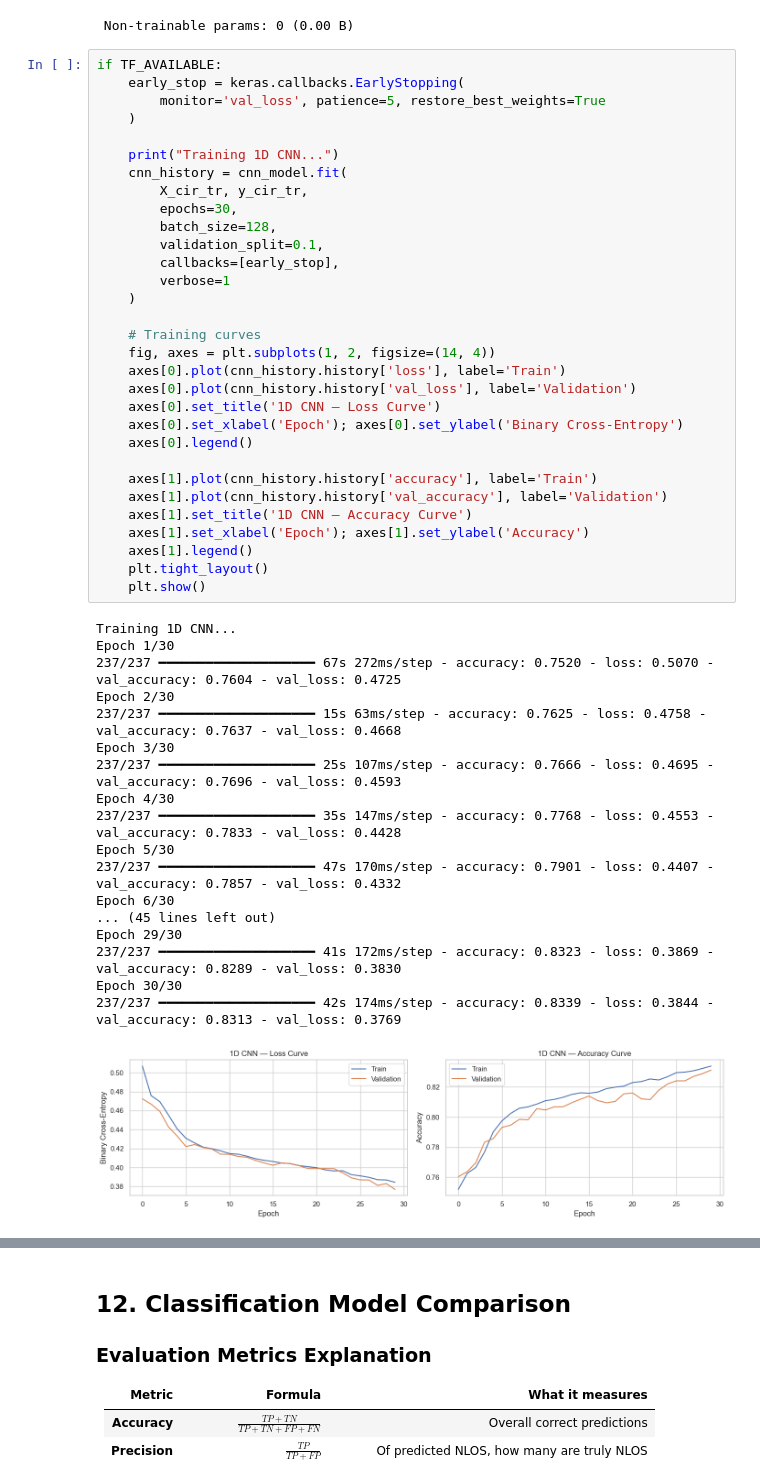
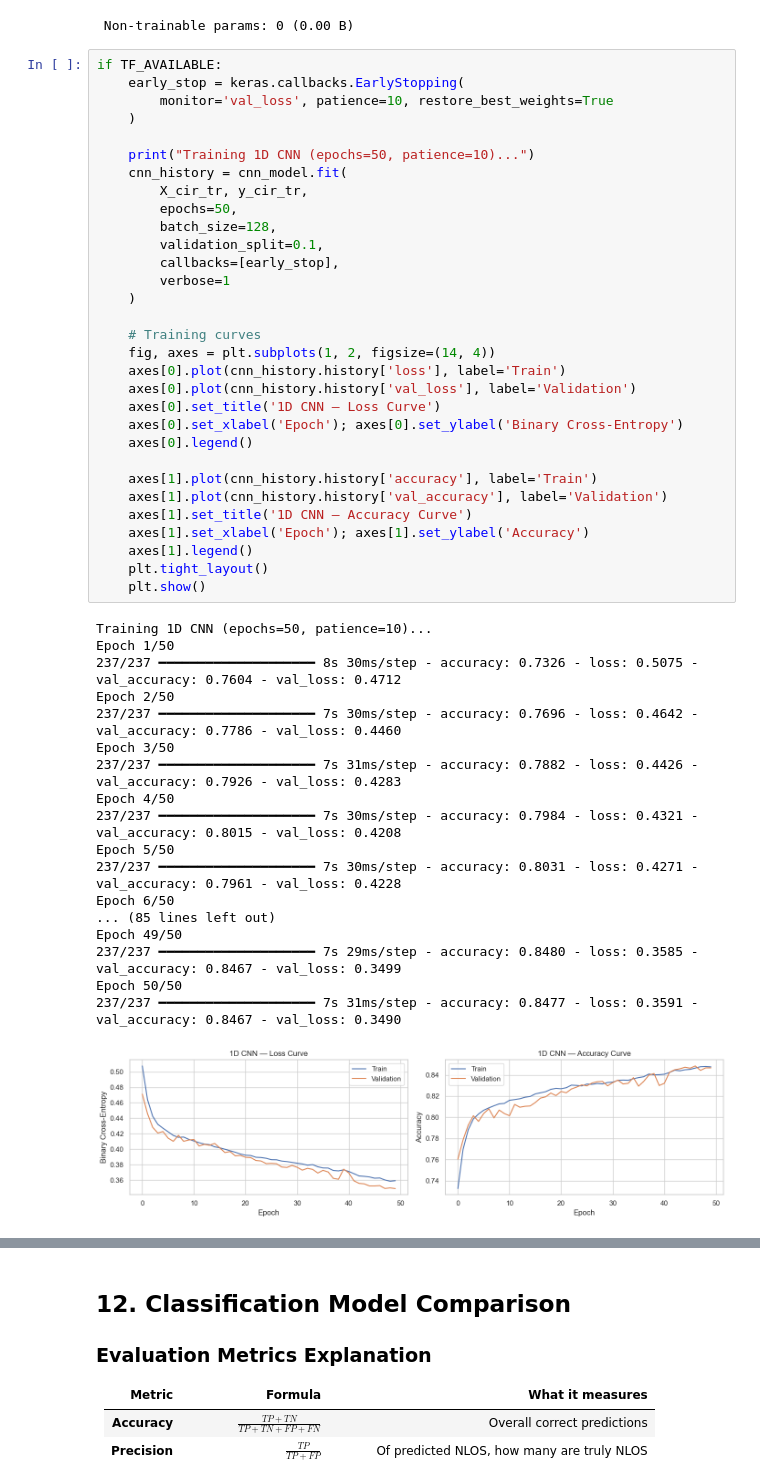
Before and after one commit to Clairerang/CSC3105_Group14, a Jupyter notebook: ML_Models.ipynb, the cells around one changed output, grey strips where cells are left out. Cells and saved outputs as stored; diff of their text form.

Commit message:
readjust to feature importance training for models

```diff
--- a/ML_Models.ipynb
+++ b/ML_Models.ipynb
@@ -811,53 +872,53 @@ Model: "CNN_1D"
 # %%
 if TF_AVAILABLE:
     early_stop = keras.callbacks.EarlyStopping(
-        monitor='val_loss', patience=5, restore_best_weights=True
+        monitor='val_loss', patience=10, restore_best_weights=True
     )
 
-    print("Training 1D CNN...")
+    print("Training 1D CNN (epochs=50, patience=10)...")
     cnn_history = cnn_model.fit(
         X_cir_tr, y_cir_tr,
-        epochs=30,
+        epochs=50,
         batch_size=128,
         validation_split=0.1,
         callbacks=[early_stop],
         verbose=1
     )
 
     # Training curves
     fig, axes = plt.subplots(1, 2, figsize=(14, 4))
     axes[0].plot(cnn_history.history['loss'], label='Train')
     axes[0].plot(cnn_history.history['val_loss'], label='Validation')
     axes[0].set_title('1D CNN — Loss Curve')
     axes[0].set_xlabel('Epoch'); axes[0].set_ylabel('Binary Cross-Entropy')
     axes[0].legend()
 
     axes[1].plot(cnn_history.history['accuracy'], label='Train')
     axes[1].plot(cnn_history.history['val_accuracy'], label='Validation')
     axes[1].set_title('1D CNN — Accuracy Curve')
     axes[1].set_xlabel('Epoch'); axes[1].set_ylabel('Accuracy')
     axes[1].legend()
     plt.tight_layout()
     plt.show()
 # %% [output]
-Training 1D CNN...
-Epoch 1/30
-237/237 ━━━━━━━━━━━━━━━━━━━━ 67s 272ms/step - accuracy: 0.7520 - loss: 0.5070 - val_accuracy: 0.7604 - val_loss: 0.4725
-Epoch 2/30
-237/237 ━━━━━━━━━━━━━━━━━━━━ 15s 63ms/step - accuracy: 0.7625 - loss: 0.4758 - val_accuracy: 0.7637 - val_loss: 0.4668
-Epoch 3/30
-237/237 ━━━━━━━━━━━━━━━━━━━━ 25s 107ms/step - accuracy: 0.7666 - loss: 0.4695 - val_accuracy: 0.7696 - val_loss: 0.4593
-Epoch 4/30
-237/237 ━━━━━━━━━━━━━━━━━━━━ 35s 147ms/step - accuracy: 0.7768 - loss: 0.4553 - val_accuracy: 0.7833 - val_loss: 0.4428
-Epoch 5/30
-237/237 ━━━━━━━━━━━━━━━━━━━━ 47s 170ms/step - accuracy: 0.7901 - loss: 0.4407 - val_accuracy: 0.7857 - val_loss: 0.4332
-Epoch 6/30
-... (45 lines left out)
-Epoch 29/30
-237/237 ━━━━━━━━━━━━━━━━━━━━ 41s 172ms/step - accuracy: 0.8323 - loss: 0.3869 - val_accuracy: 0.8289 - val_loss: 0.3830
-Epoch 30/30
-237/237 ━━━━━━━━━━━━━━━━━━━━ 42s 174ms/step - accuracy: 0.8339 - loss: 0.3844 - val_accuracy: 0.8313 - val_loss: 0.3769
+Training 1D CNN (epochs=50, patience=10)...
+Epoch 1/50
+237/237 ━━━━━━━━━━━━━━━━━━━━ 8s 30ms/step - accuracy: 0.7326 - loss: 0.5075 - val_accuracy: 0.7604 - val_loss: 0.4712
+Epoch 2/50
+237/237 ━━━━━━━━━━━━━━━━━━━━ 7s 30ms/step - accuracy: 0.7696 - loss: 0.4642 - val_accuracy: 0.7786 - val_loss: 0.4460
+Epoch 3/50
+237/237 ━━━━━━━━━━━━━━━━━━━━ 7s 31ms/step - accuracy: 0.7882 - loss: 0.4426 - val_accuracy: 0.7926 - val_loss: 0.4283
+Epoch 4/50
+237/237 ━━━━━━━━━━━━━━━━━━━━ 7s 30ms/step - accuracy: 0.7984 - loss: 0.4321 - val_accuracy: 0.8015 - val_loss: 0.4208
+Epoch 5/50
+237/237 ━━━━━━━━━━━━━━━━━━━━ 7s 30ms/step - accuracy: 0.8031 - loss: 0.4271 - val_accuracy: 0.7961 - val_loss: 0.4228
+Epoch 6/50
+... (85 lines left out)
+Epoch 49/50
+237/237 ━━━━━━━━━━━━━━━━━━━━ 7s 29ms/step - accuracy: 0.8480 - loss: 0.3585 - val_accuracy: 0.8467 - val_loss: 0.3499
+Epoch 50/50
+237/237 ━━━━━━━━━━━━━━━━━━━━ 7s 31ms/step - accuracy: 0.8477 - loss: 0.3591 - val_accuracy: 0.8467 - val_loss: 0.3490
-[figure, old version]
+[figure, new version]
 # %%
 if TF_AVAILABLE:
     y_cnn_prob = cnn_model.predict(X_cir_te, verbose=0).ravel()
```
Also changed, not shown: parts of 44 cells of this notebook, 6 other files.
